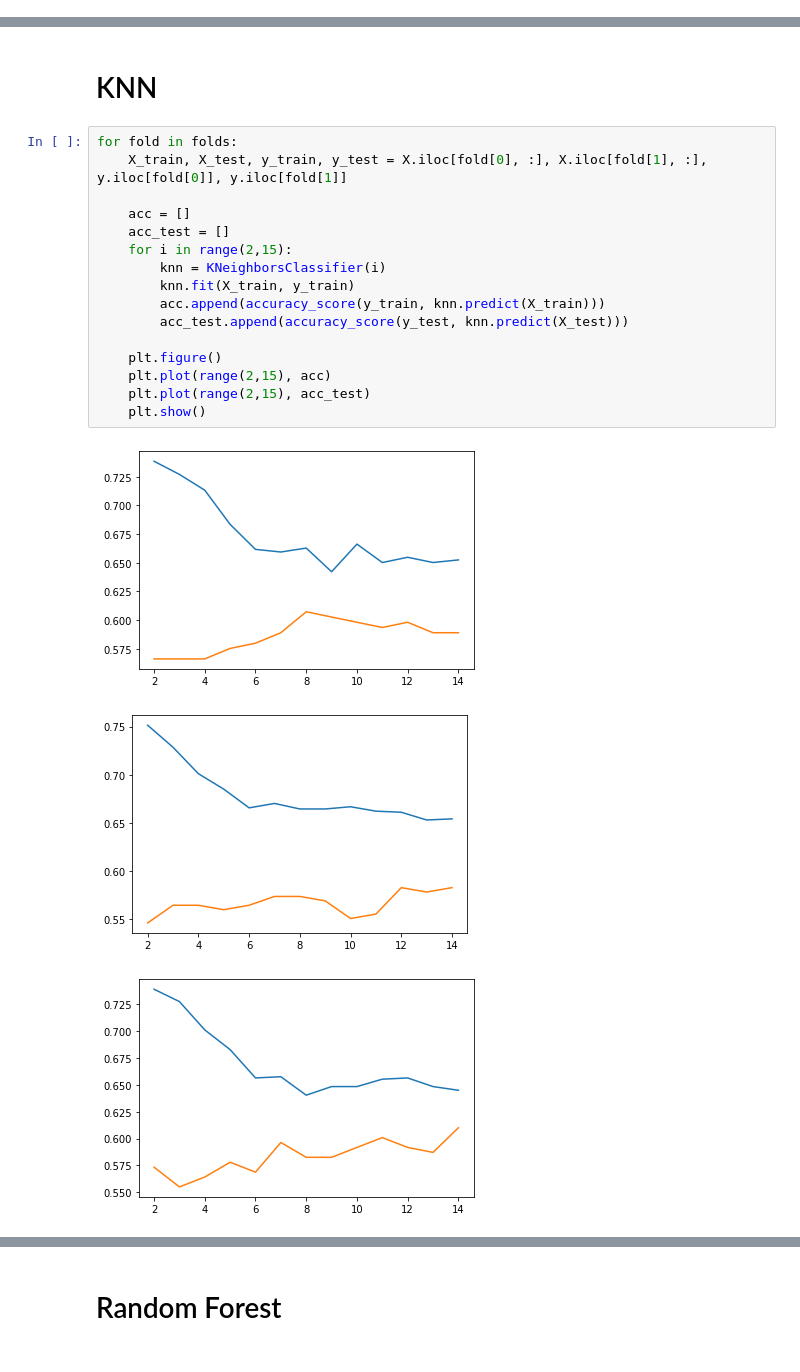
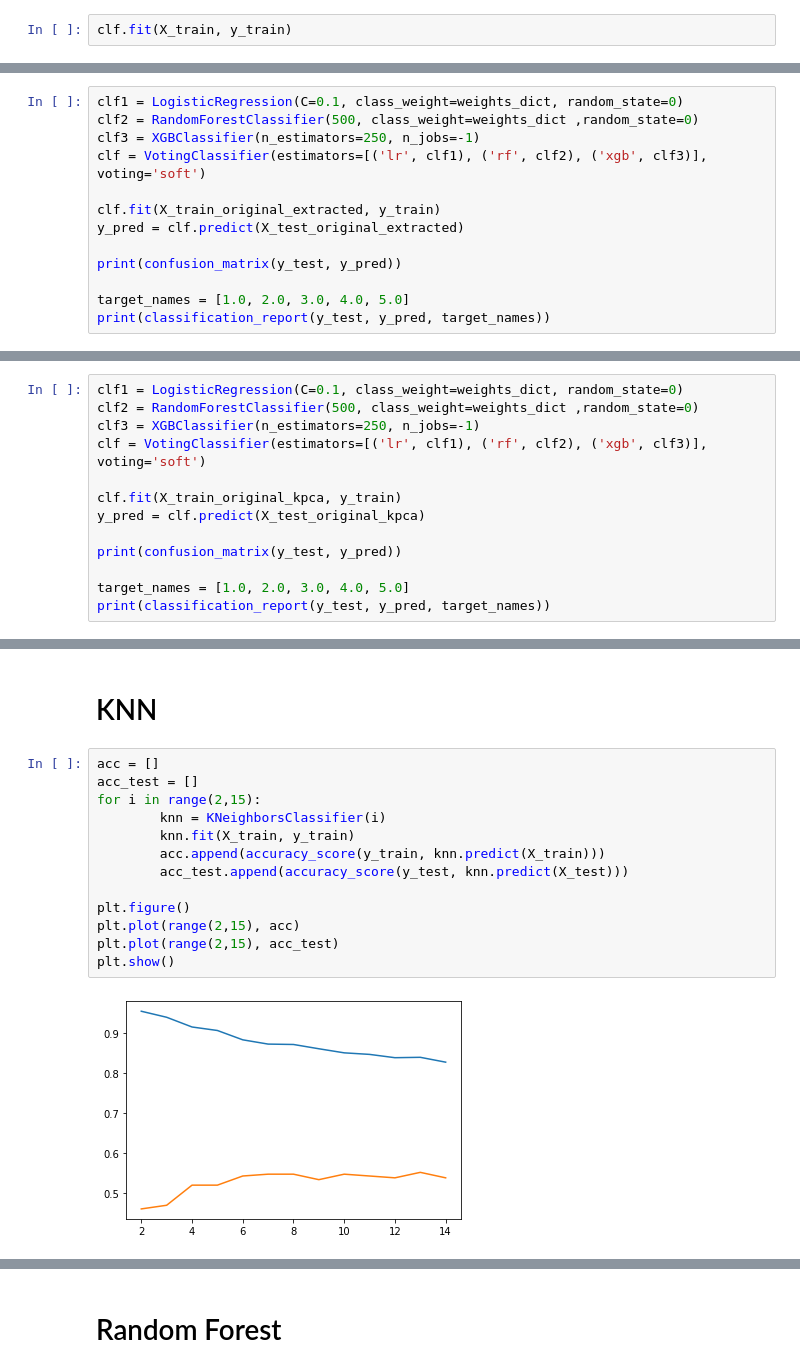
Before and after one commit to parasgulati8/People-Analytics, a Jupyter notebook: People_Analytics_Hackathon.ipynb, the cells around one changed output, grey strips where cells are left out. Cells and saved outputs as stored; diff of their text form.

```diff
--- a/People_Analytics_Hackathon.ipynb
+++ b/People_Analytics_Hackathon.ipynb
@@ -195,0 +495,2 @@ array([1., 2., 3., 4., 5.])
+# %%
+clf.fit(X_train, y_train)
@@ -195,0 +724,13 @@ array([1., 2., 3., 4., 5.])
+# %%
+clf1 = LogisticRegression(C=0.1, class_weight=weights_dict, random_state=0)
+clf2 = RandomForestClassifier(500, class_weight=weights_dict ,random_state=0)
+clf3 = XGBClassifier(n_estimators=250, n_jobs=-1)
+clf = VotingClassifier(estimators=[('lr', clf1), ('rf', clf2), ('xgb', clf3)], voting='soft')
+
+clf.fit(X_train_original_extracted, y_train)
+y_pred = clf.predict(X_test_original_extracted)
+
+print(confusion_matrix(y_test, y_pred))
+
+target_names = [1.0, 2.0, 3.0, 4.0, 5.0]
+print(classification_report(y_test, y_pred, target_names))
@@ -195,0 +761,13 @@ array([1., 2., 3., 4., 5.])
+# %%
+clf1 = LogisticRegression(C=0.1, class_weight=weights_dict, random_state=0)
+clf2 = RandomForestClassifier(500, class_weight=weights_dict ,random_state=0)
+clf3 = XGBClassifier(n_estimators=250, n_jobs=-1)
+clf = VotingClassifier(estimators=[('lr', clf1), ('rf', clf2), ('xgb', clf3)], voting='soft')
+
+clf.fit(X_train_original_kpca, y_train)
+y_pred = clf.predict(X_test_original_kpca)
+
+print(confusion_matrix(y_test, y_pred))
+
+target_names = [1.0, 2.0, 3.0, 4.0, 5.0]
+print(classification_report(y_test, y_pred, target_names))
@@ -196,22 +791,17 @@ array([1., 2., 3., 4., 5.])
 # %% [markdown]
 # KNN
 # %%
-for fold in folds:
-    X_train, X_test, y_train, y_test = X.iloc[fold[0], :], X.iloc[fold[1], :], y.iloc[fold[0]], y.iloc[fold[1]]
-
-    acc = []
-    acc_test = []
-    for i in range(2,15):
+acc = []
+acc_test = []
+for i in range(2,15):
         knn = KNeighborsClassifier(i)
         knn.fit(X_train, y_train)
         acc.append(accuracy_score(y_train, knn.predict(X_train)))
         acc_test.append(accuracy_score(y_test, knn.predict(X_test)))
 
-    plt.figure()
-    plt.plot(range(2,15), acc)
-    plt.plot(range(2,15), acc_test)
-    plt.show()
+plt.figure()
+plt.plot(range(2,15), acc)
+plt.plot(range(2,15), acc_test)
+plt.show()
 # %% [output]
-[figure, old version]
+[figure, new version]
-[figure, removed]
-[figure, removed]
```
Also changed, not shown: parts of 310 cells of this notebook.
